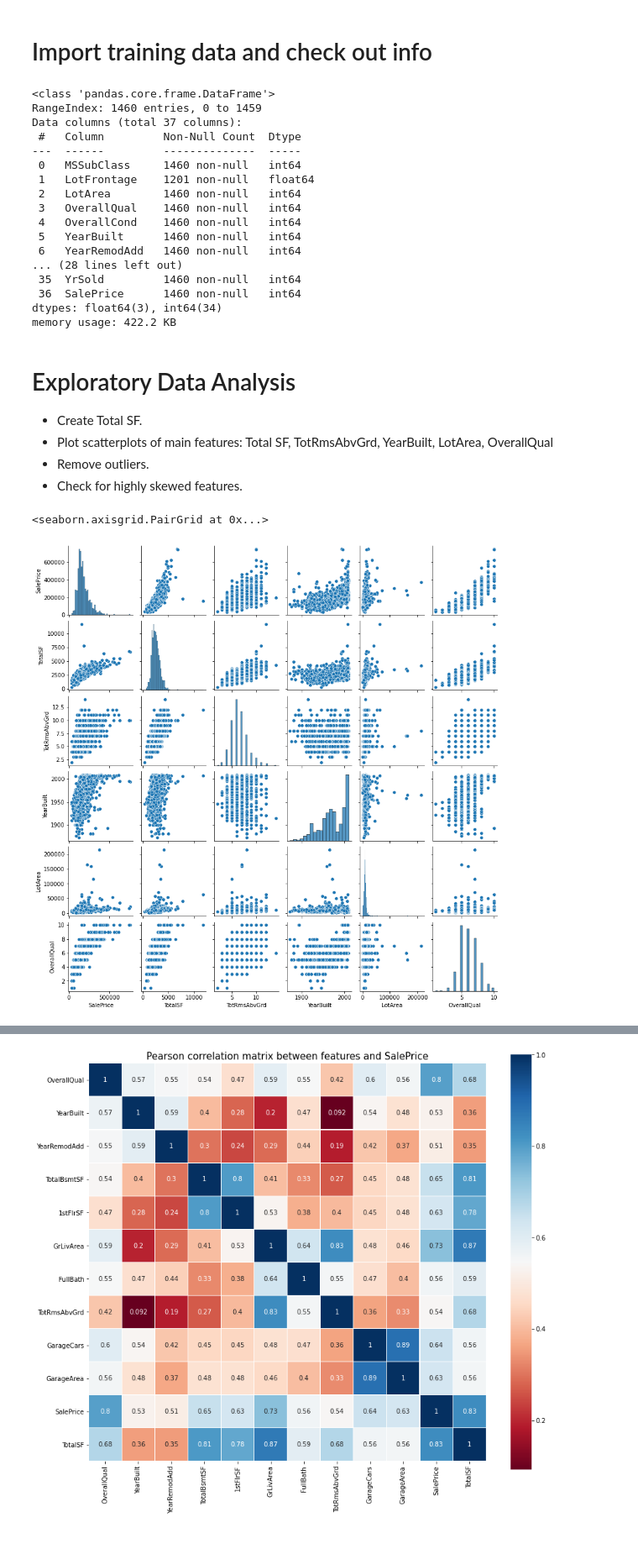
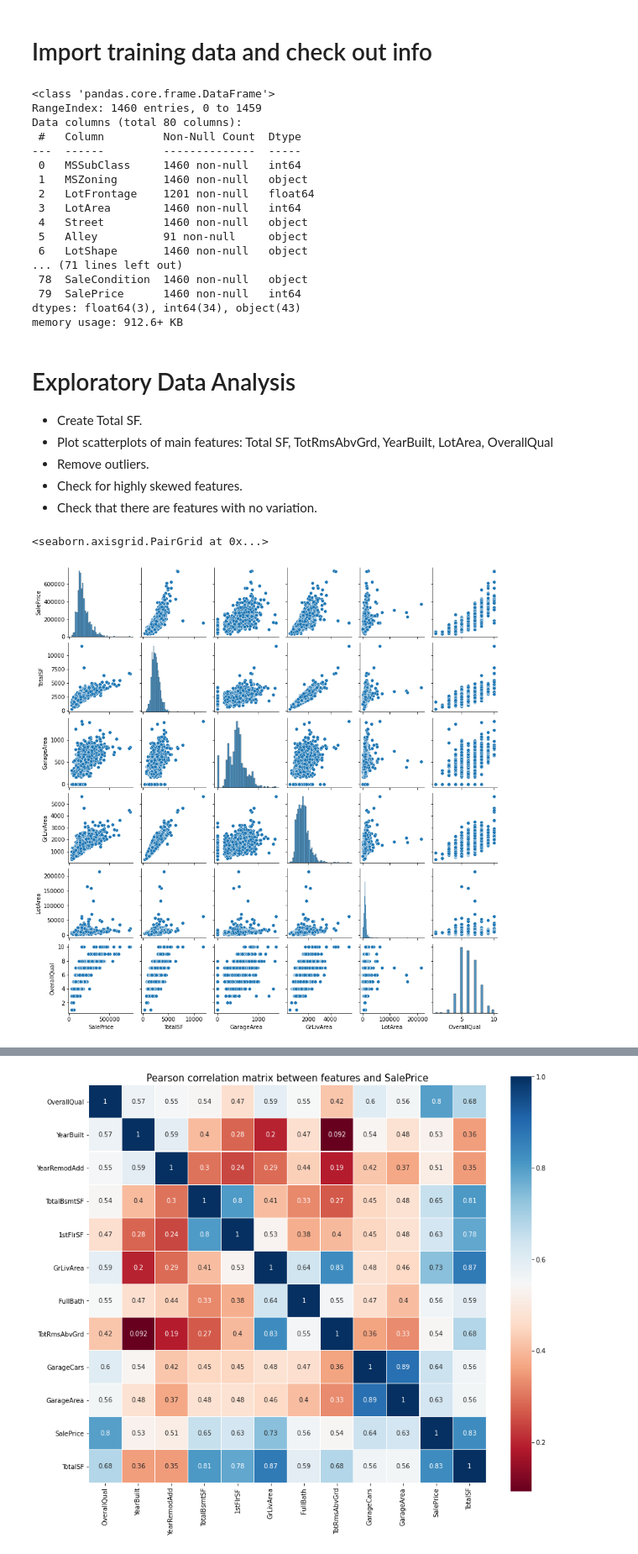
Before and after one commit to garycl/AmesHousing, a Jupyter notebook: code/HousePricePrediction.ipynb, the cells around one changed output, grey strips where cells are left out. Shown: that part at 84% size. Drawn from its saved outputs; the diff is of its cells as text; code cells hidden in the pictures.

```diff
--- a/code/HousePricePrediction.ipynb
+++ b/code/HousePricePrediction.ipynb
@@ -30,25 +34,25 @@ from hyperopt import fmin, hp, tpe, Trials, space_eval, STATUS_OK
 train = pd.read_csv('../data/train.csv')
 train.set_index(train['Id'])
 train.drop('Id', axis=1, inplace=True)
-train.select_dtypes(exclude='object').info()
+train.info()
 # %% [output]
 <class 'pandas.core.frame.DataFrame'>
 RangeIndex: 1460 entries, 0 to 1459
-Data columns (total 37 columns):
+Data columns (total 80 columns):
  #   Column         Non-Null Count  Dtype
 ---  ------         --------------  -----
  0   MSSubClass     1460 non-null   int64
- 1   LotFrontage    1201 non-null   float64
- 2   LotArea        1460 non-null   int64
- 3   OverallQual    1460 non-null   int64
- 4   OverallCond    1460 non-null   int64
- 5   YearBuilt      1460 non-null   int64
- 6   YearRemodAdd   1460 non-null   int64
-... (28 lines left out)
- 35  YrSold         1460 non-null   int64
- 36  SalePrice      1460 non-null   int64
-dtypes: float64(3), int64(34)
-memory usage: 422.2 KB
+ 1   MSZoning       1460 non-null   object
+ 2   LotFrontage    1201 non-null   float64
+ 3   LotArea        1460 non-null   int64
+ 4   Street         1460 non-null   object
+ 5   Alley          91 non-null     object
+ 6   LotShape       1460 non-null   object
+... (71 lines left out)
+ 78  SaleCondition  1460 non-null   object
+ 79  SalePrice      1460 non-null   int64
+dtypes: float64(3), int64(34), object(43)
+memory usage: 912.6+ KB
 # %% [markdown]
 # Exploratory Data Analysis
 
@@ -56,14 +60,15 @@ memory usage: 422.2 KB
 - Plot scatterplots of main features: Total SF, TotRmsAbvGrd, YearBuilt, LotArea, OverallQual
 - Remove outliers.
 - Check for highly skewed features.
+- Check that there are features with no variation.
 # %%
 train['TotalSF'] = train['TotalBsmtSF'] + train['1stFlrSF'] + train['2ndFlrSF']
 sns.pairplot(data=train[['SalePrice',
                          'TotalSF',
-                         'TotRmsAbvGrd',
-                         'YearBuilt',
+                         'GarageArea',
+                         'GrLivArea',
                          'LotArea',
                          'OverallQual']], height=2)
 # %% [output]
 <seaborn.axisgrid.PairGrid at 0x...>
-[figure, old version]
+[figure, new version]
```
Also changed, not shown: parts of 52 cells of this notebook, 7 other files.
